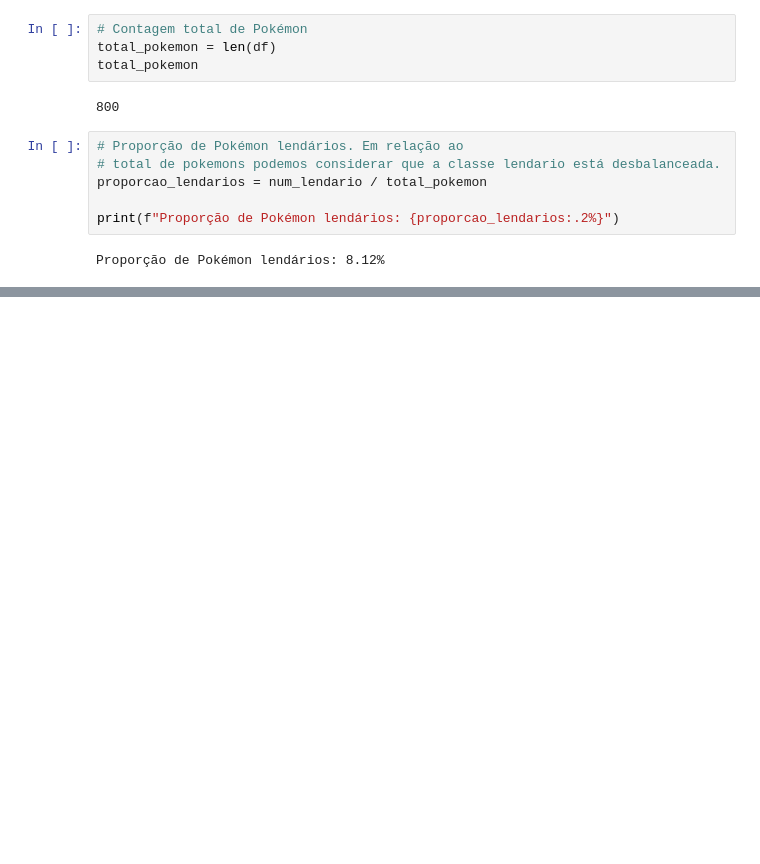
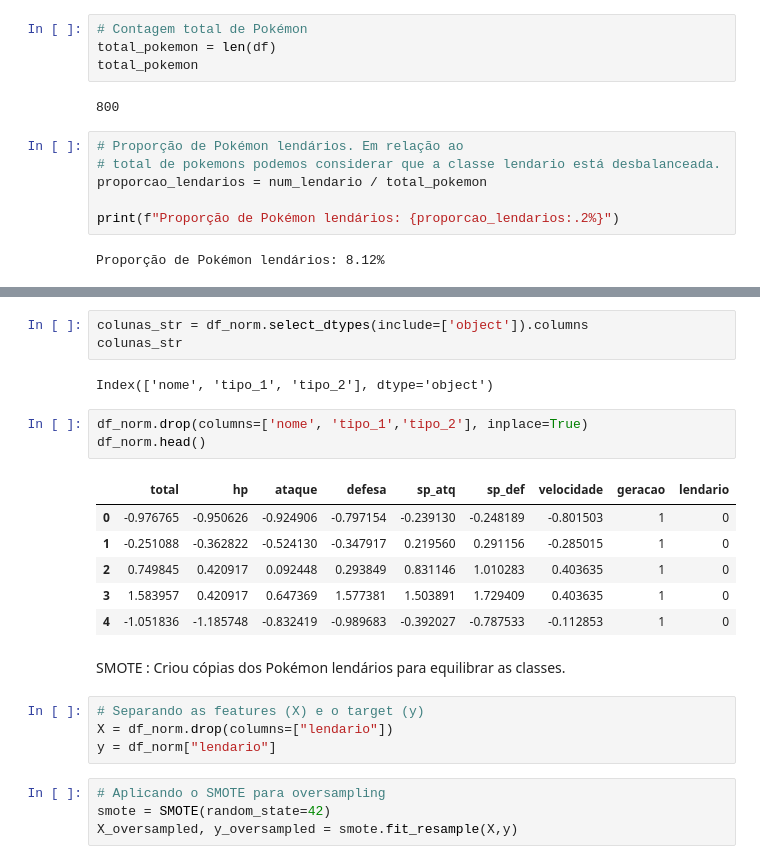
Before and after one commit to Projecs-UAM/DataMon, a Jupyter notebook: main.ipynb, the cells around one changed output, grey strips where cells are left out. Drawn from its saved outputs; the diff is of its cells as text; blank space fills up the shorter version.

```diff
--- a/main.ipynb
+++ b/main.ipynb
@@ -173,0 +182,25 @@ Proporção de Pokémon lendários: 8.12%
+# %%
+colunas_str = df_norm.select_dtypes(include=['object']).columns
+colunas_str
+# %% [output]
+Index(['nome', 'tipo_1', 'tipo_2'], dtype='object')
+# %%
+df_norm.drop(columns=['nome', 'tipo_1','tipo_2'], inplace=True)
+df_norm.head()
+# %% [output]
+|  | total | hp | ataque | defesa | sp_atq | sp_def | velocidade | geracao | lendario |
+| 0 | -0.976765 | -0.950626 | -0.924906 | -0.797154 | -0.239130 | -0.248189 | -0.801503 | 1 | 0 |
+| 1 | -0.251088 | -0.362822 | -0.524130 | -0.347917 | 0.219560 | 0.291156 | -0.285015 | 1 | 0 |
+| 2 | 0.749845 | 0.420917 | 0.092448 | 0.293849 | 0.831146 | 1.010283 | 0.403635 | 1 | 0 |
+| 3 | 1.583957 | 0.420917 | 0.647369 | 1.577381 | 1.503891 | 1.729409 | 0.403635 | 1 | 0 |
+| 4 | -1.051836 | -1.185748 | -0.832419 | -0.989683 | -0.392027 | -0.787533 | -0.112853 | 1 | 0 |
+# %% [markdown]
+SMOTE : Criou cópias dos Pokémon lendários para equilibrar as classes.
+# %%
+# Separando as features (X) e o target (y)
+X = df_norm.drop(columns=["lendario"])
+y = df_norm["lendario"]
+# %%
+# Aplicando o SMOTE para oversampling
+smote = SMOTE(random_state=42)
+X_oversampled, y_oversampled = smote.fit_resample(X,y)
```
Also changed, not shown: parts of 10 cells of this notebook.
